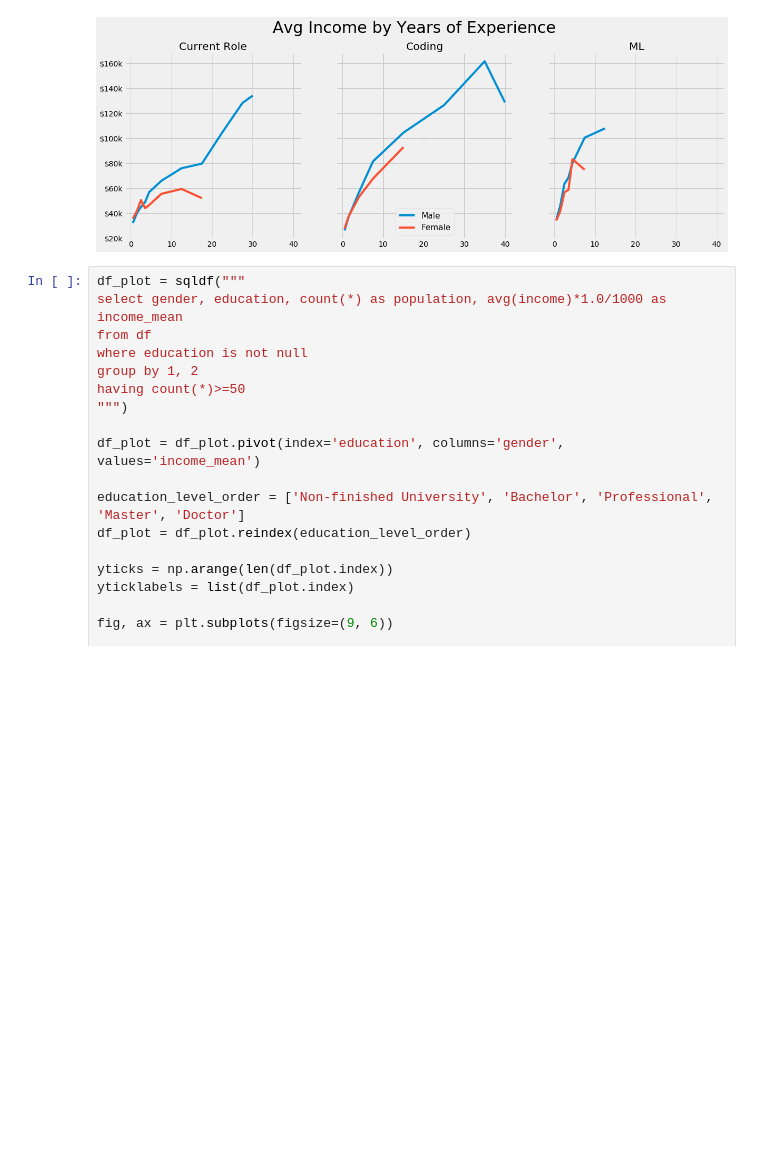
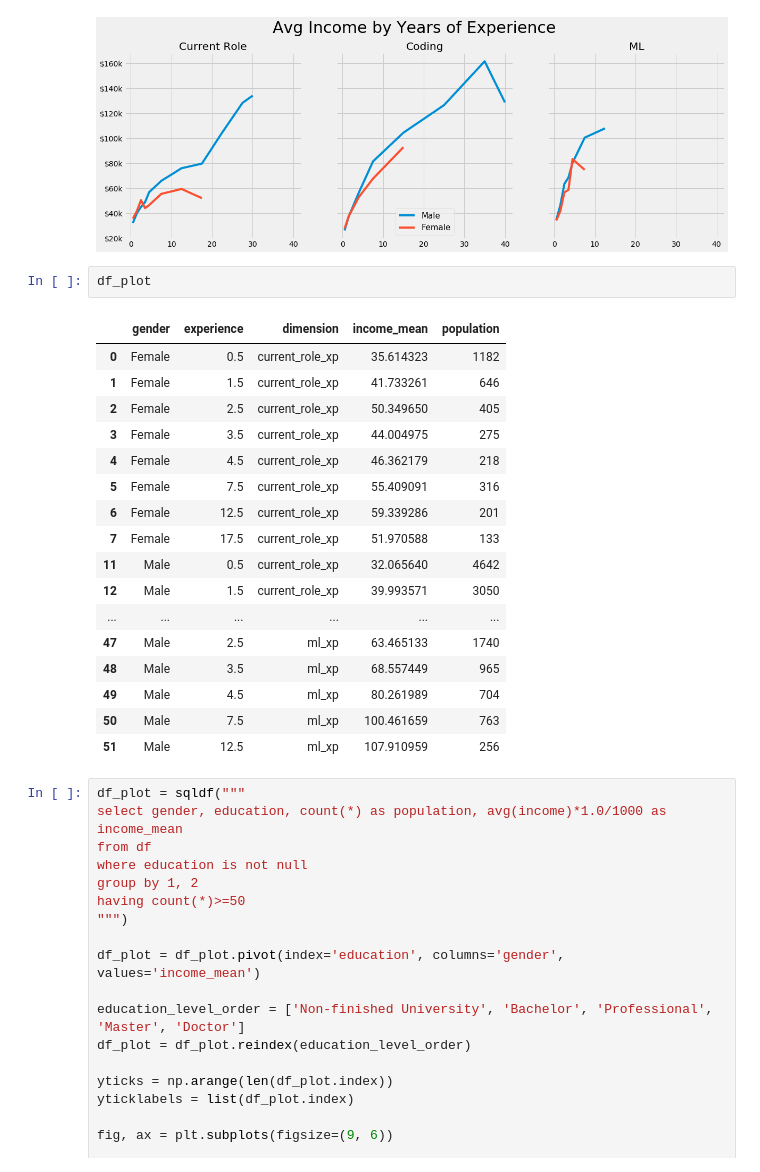
Before and after one commit to lopez-/kaggle_projects, a Jupyter notebook: 2018_survey/clean.ipynb, the cells around one changed output. Drawn from its saved outputs; the diff is of its cells as text; blank space fills up the shorter version.

```diff
--- a/2018_survey/clean.ipynb
+++ b/2018_survey/clean.ipynb
@@ -426,6 +432,26 @@ ax3.set_title('ML')
 plt.show()
 # %% [output]
 [figure]
+# %%
+df_plot
+# %% [output]
+|  | gender | experience | dimension | income_mean | population |
+| 0 | Female | 0.5 | current_role_xp | 35.614323 | 1182 |
+| 1 | Female | 1.5 | current_role_xp | 41.733261 | 646 |
+| 2 | Female | 2.5 | current_role_xp | 50.349650 | 405 |
+| 3 | Female | 3.5 | current_role_xp | 44.004975 | 275 |
+| 4 | Female | 4.5 | current_role_xp | 46.362179 | 218 |
+| 5 | Female | 7.5 | current_role_xp | 55.409091 | 316 |
+| 6 | Female | 12.5 | current_role_xp | 59.339286 | 201 |
+| 7 | Female | 17.5 | current_role_xp | 51.970588 | 133 |
+| 11 | Male | 0.5 | current_role_xp | 32.065640 | 4642 |
+| 12 | Male | 1.5 | current_role_xp | 39.993571 | 3050 |
+| ... | ... | ... | ... | ... | ... |
+| 47 | Male | 2.5 | ml_xp | 63.465133 | 1740 |
+| 48 | Male | 3.5 | ml_xp | 68.557449 | 965 |
+| 49 | Male | 4.5 | ml_xp | 80.261989 | 704 |
+| 50 | Male | 7.5 | ml_xp | 100.461659 | 763 |
+| 51 | Male | 12.5 | ml_xp | 107.910959 | 256 |
 # %%
 df_plot = sqldf("""
 select gender, education, count(*) as population, avg(income)*1.0/1000 as income_mean
```
Also changed, not shown: parts of 1 cell of this notebook.
